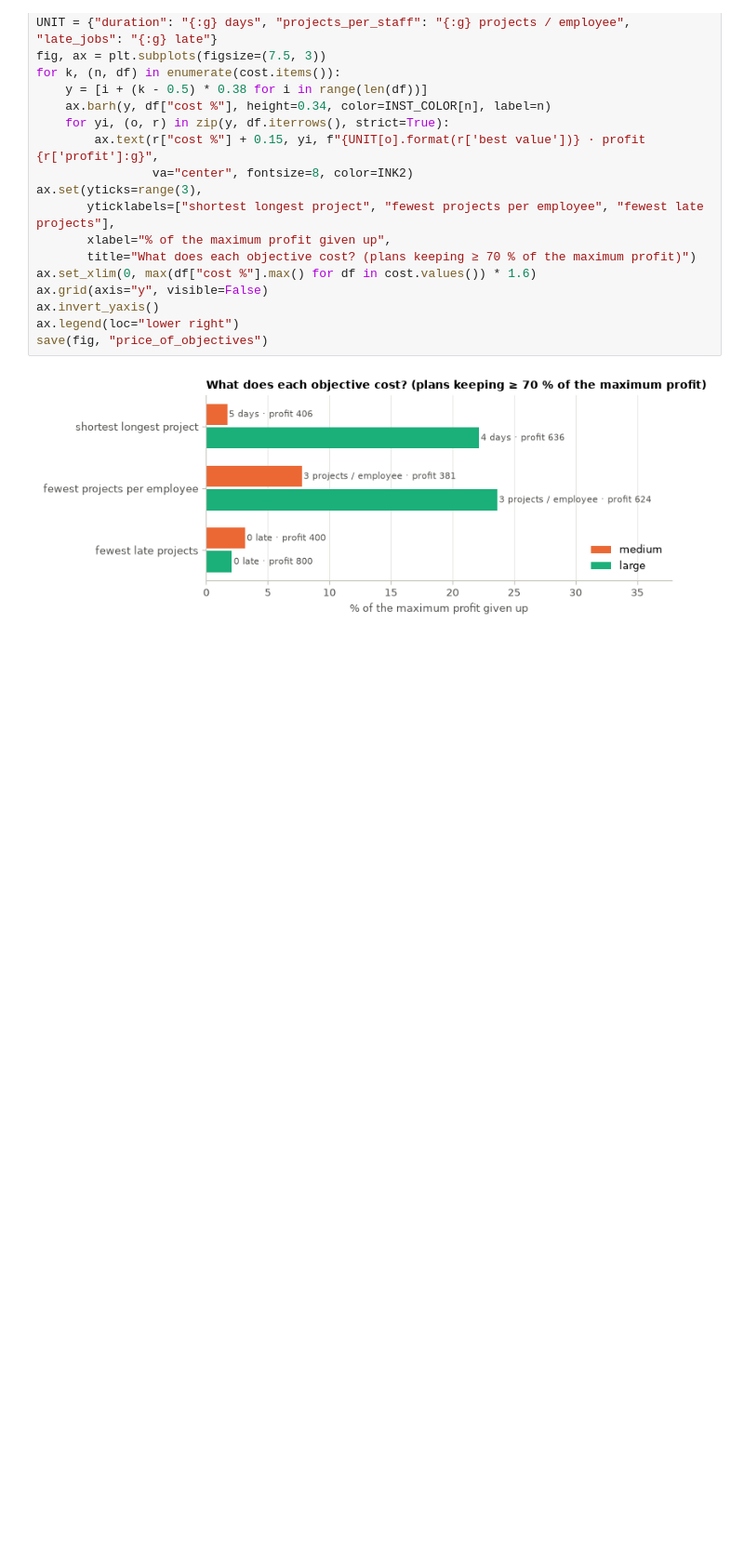
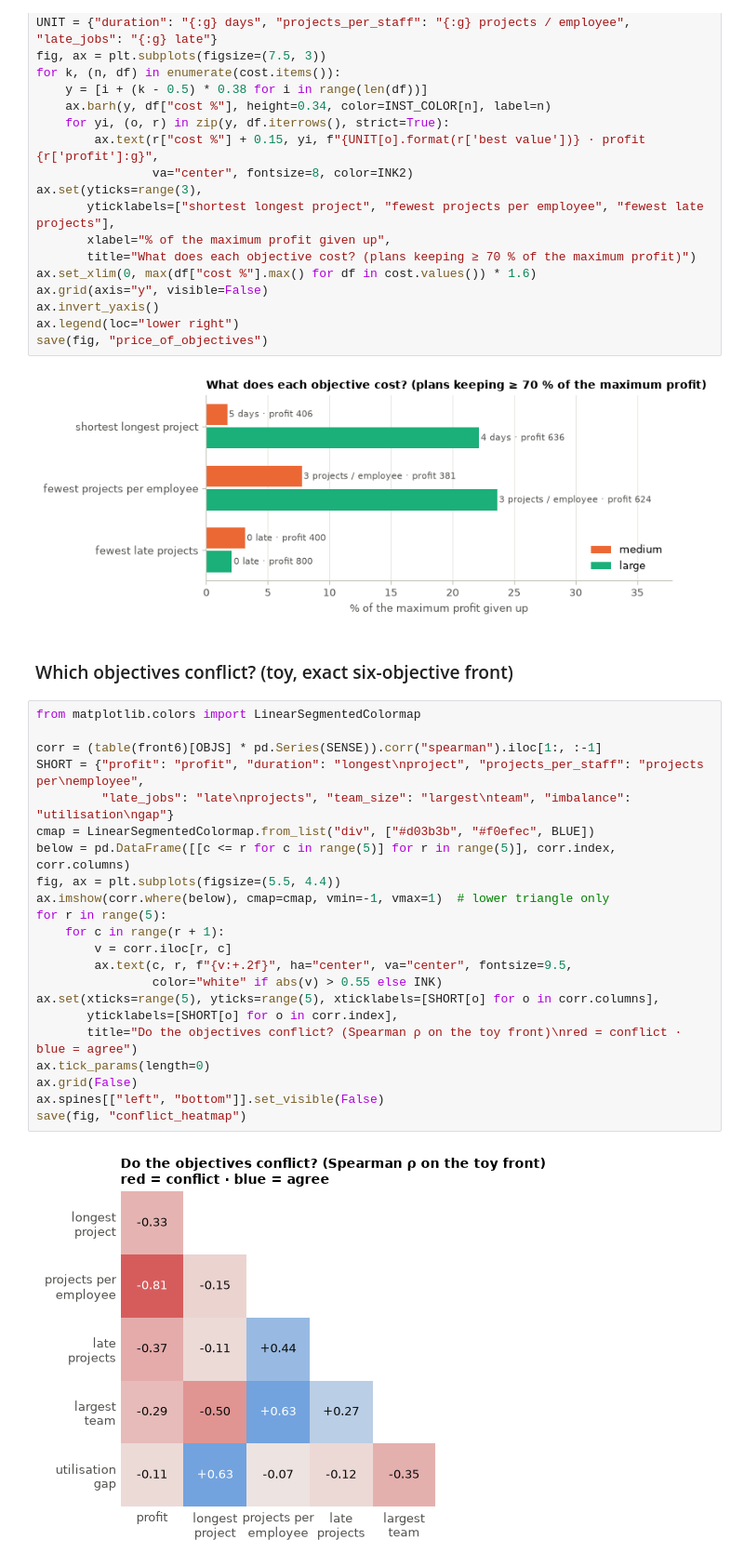
Before and after one commit to amithkm9/Decision_Modeling, a Jupyter notebook: CompuOpti_staffing_improved (1).ipynb, the cells around one changed output. Shown at 93% size. Saved outputs shown, nothing was run; the diff lists cells and outputs as text; blank space fills up the shorter version.

Commit message:
Add objective conflict figures

```diff
--- a/CompuOpti_staffing_improved (1).ipynb
+++ b/CompuOpti_staffing_improved (1).ipynb
@@ -1249,3 +1249,29 @@ ax.legend(loc="lower right")
 save(fig, "price_of_objectives")
 # %% [output]
 [figure]
+# %% [markdown]
+### Which objectives conflict? (toy, exact six-objective front)
+# %%
+from matplotlib.colors import LinearSegmentedColormap
+
+corr = (table(front6)[OBJS] * pd.Series(SENSE)).corr("spearman").iloc[1:, :-1]
+SHORT = {"profit": "profit", "duration": "longest\nproject", "projects_per_staff": "projects per\nemployee",
+         "late_jobs": "late\nprojects", "team_size": "largest\nteam", "imbalance": "utilisation\ngap"}
+cmap = LinearSegmentedColormap.from_list("div", ["#d03b3b", "#f0efec", BLUE])
+below = pd.DataFrame([[c <= r for c in range(5)] for r in range(5)], corr.index, corr.columns)
+fig, ax = plt.subplots(figsize=(5.5, 4.4))
+ax.imshow(corr.where(below), cmap=cmap, vmin=-1, vmax=1)  # lower triangle only
+for r in range(5):
+    for c in range(r + 1):
+        v = corr.iloc[r, c]
+        ax.text(c, r, f"{v:+.2f}", ha="center", va="center", fontsize=9.5,
+                color="white" if abs(v) > 0.55 else INK)
+ax.set(xticks=range(5), yticks=range(5), xticklabels=[SHORT[o] for o in corr.columns],
+       yticklabels=[SHORT[o] for o in corr.index],
+       title="Do the objectives conflict? (Spearman ρ on the toy front)\nred = conflict · blue = agree")
+ax.tick_params(length=0)
+ax.grid(False)
+ax.spines[["left", "bottom"]].set_visible(False)
+save(fig, "conflict_heatmap")
+# %% [output]
+[figure, added]
```
Also changed, not shown: parts of 1 cell of this notebook.
